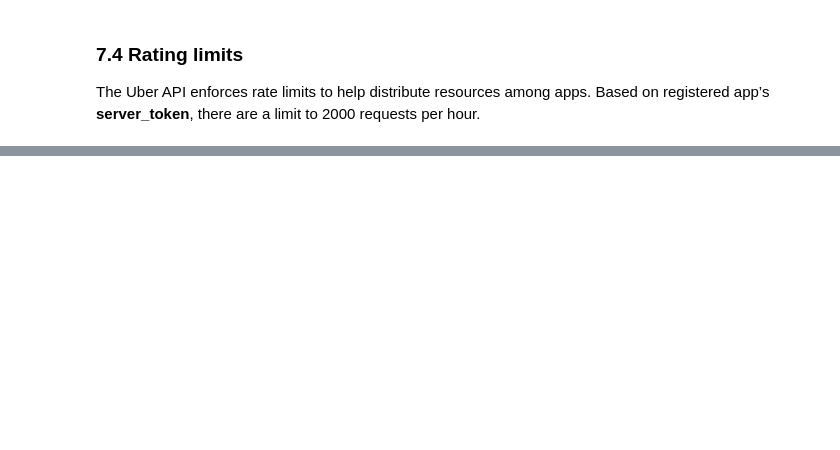
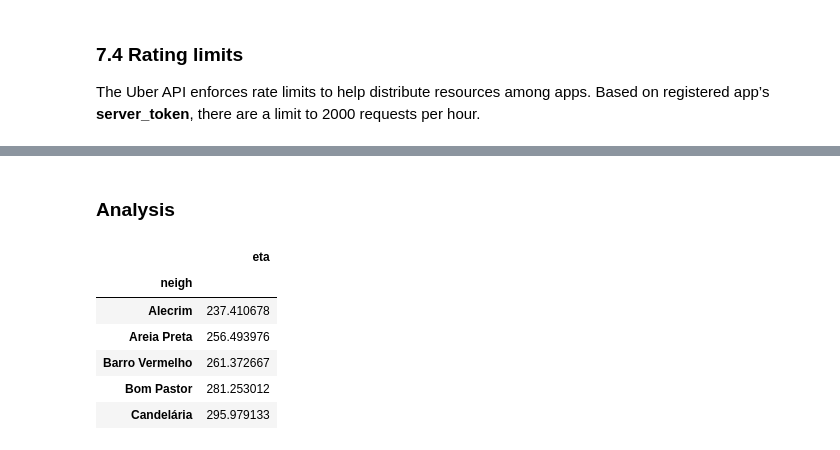
Before and after one commit to ivanovitchm/fr-br_school, a Jupyter notebook: GeoJson/GeoJson.ipynb, the cells around one changed output, grey strips where cells are left out. Saved outputs shown, nothing was run; the diff lists cells and outputs as text; code cells hidden in the pictures; blank space fills up the shorter version.

```diff
--- a/GeoJson/GeoJson.ipynb
+++ b/GeoJson/GeoJson.ipynb
@@ -588,0 +620,2 @@ The Uber API enforces rate limits to help distribute resources among apps. Based
+# %% [markdown]
+### Analysis
@@ -588,0 +624,10 @@ The Uber API enforces rate limits to help distribute resources among apps. Based
+# %%
+uber_analysis.head()
+# %% [output]
+|  | eta |
+| neigh |  |
+| Alecrim | 237.410678 |
+| Areia Preta | 256.493976 |
+| Barro Vermelho | 261.372667 |
+| Bom Pastor | 281.253012 |
+| Candelária | 295.979133 |
```
Also changed, not shown: parts of 23 cells of this notebook, 13 other files.
